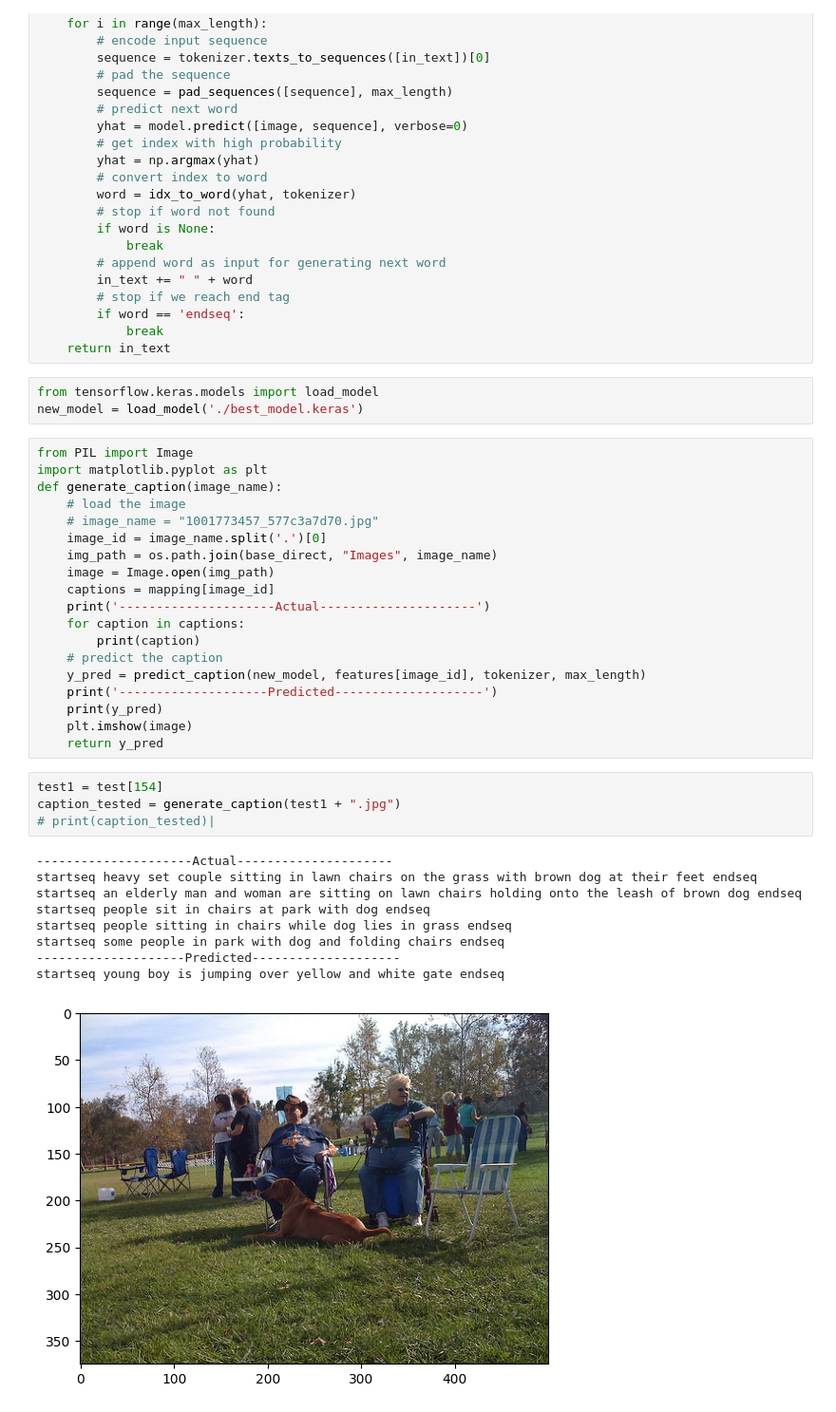
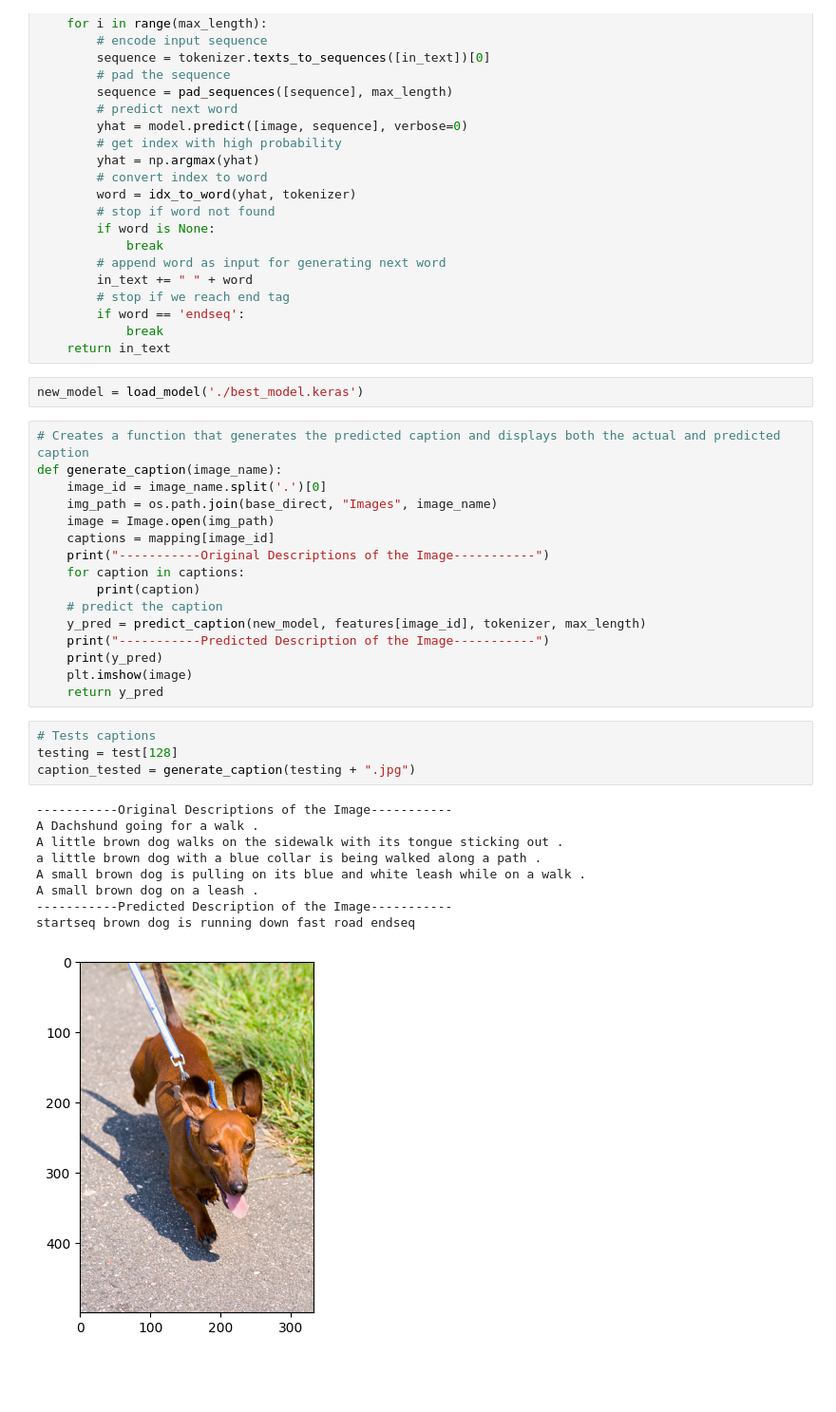
Before and after one commit to AndrewH06/captionify, a Jupyter notebook: main.ipynb, the cells around one changed output. Shown at 95% size. Saved outputs shown, nothing was run; the diff lists cells and outputs as text; blank space fills up the shorter version.

```diff
--- a/main.ipynb
+++ b/main.ipynb
@@ -349,40 +311,36 @@ def predict_caption(model, image, tokenizer, max_length):
         if word == 'endseq':
             break
     return in_text
-# %%
-from tensorflow.keras.models import load_model
-new_model = load_model('./best_model.keras')
+# %%
+new_model = load_model('./best_model.keras')
 # %%
-from PIL import Image
-import matplotlib.pyplot as plt
+# Creates a function that generates the predicted caption and displays both the actual and predicted caption
 def generate_caption(image_name):
-    # load the image
-    # image_name = "1001773457_577c3a7d70.jpg"
     image_id = image_name.split('.')[0]
     img_path = os.path.join(base_direct, "Images", image_name)
     image = Image.open(img_path)
     captions = mapping[image_id]
-    print('---------------------Actual---------------------')
+    print("-----------Original Descriptions of the Image-----------")
     for caption in captions:
         print(caption)
     # predict the caption
     y_pred = predict_caption(new_model, features[image_id], tokenizer, max_length)
-    print('--------------------Predicted--------------------')
+    print("-----------Predicted Description of the Image-----------")
     print(y_pred)
     plt.imshow(image)
     return y_pred
-# %%
-test1 = test[154]
-caption_tested = generate_caption(test1 + ".jpg")
-# print(caption_tested)|
-# %% [output]
----------------------Actual---------------------
-startseq heavy set couple sitting in lawn chairs on the grass with brown dog at their feet endseq
-startseq an elderly man and woman are sitting on lawn chairs holding onto the leash of brown dog endseq
-startseq people sit in chairs at park with dog endseq
-startseq people sitting in chairs while dog lies in grass endseq
-startseq some people in park with dog and folding chairs endseq
---------------------Predicted--------------------
-startseq young boy is jumping over yellow and white gate endseq
-[figure, removed]
+# %%
+# Tests captions
+testing = test[128]
+caption_tested = generate_caption(testing + ".jpg")
+# %% [output]
+-----------Original Descriptions of the Image-----------
+A Dachshund going for a walk .
+A little brown dog walks on the sidewalk with its tongue sticking out .
+a little brown dog with a blue collar is being walked along a path .
+A small brown dog is pulling on its blue and white leash while on a walk .
+A small brown dog on a leash .
+-----------Predicted Description of the Image-----------
+startseq brown dog is running down fast road endseq
+[figure, added]
 # %%
```
Also changed, not shown: parts of 37 cells of this notebook.
